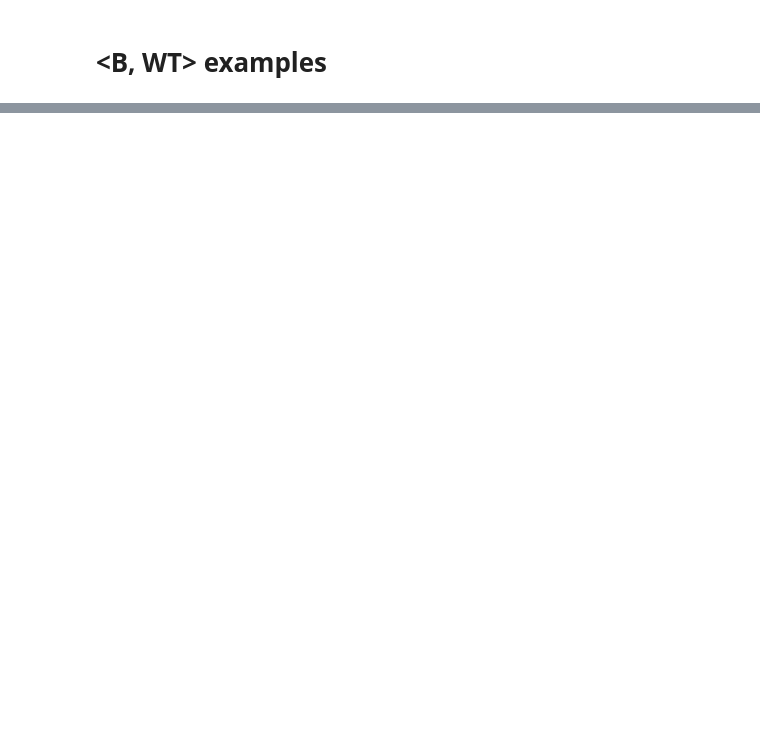
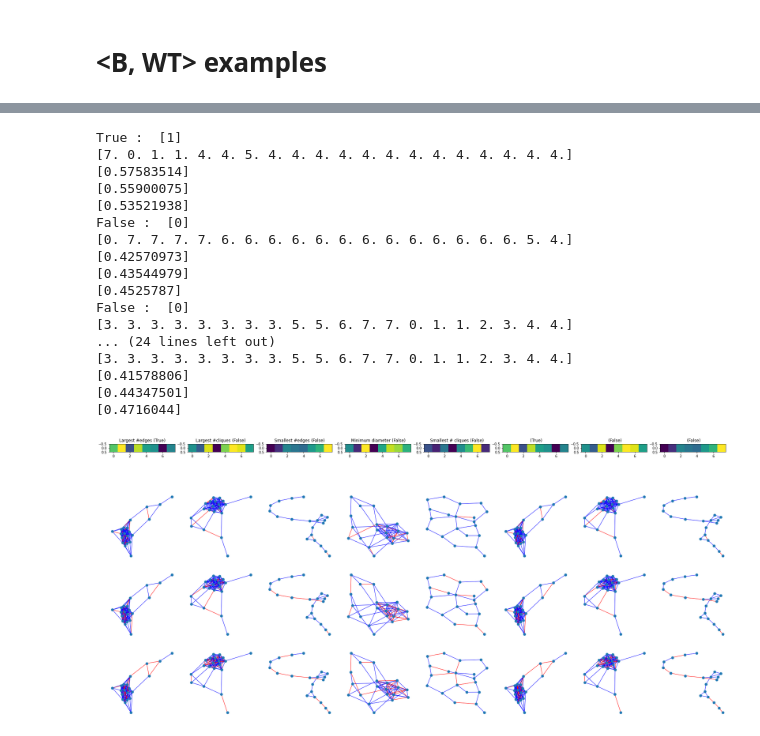
Before and after one commit to Zhaoxing-Wu/Interpretable-ML-Sync, a Jupyter notebook: scripts/colored_adj.ipynb, the cells around one changed output, grey strips where cells are left out. Drawn from its saved outputs; the diff is of its cells as text; code cells hidden in the pictures; blank space fills up the shorter version.

```diff
--- a/scripts/colored_adj.ipynb
+++ b/scripts/colored_adj.ipynb
@@ -176,4 +199,8 @@ class LogitRegression() :
         Z = 1 / ( 1 + np.exp( - ( X.dot( self.W ) + self.b ) ) )
         Y = np.where( Z > 0.5, 1, 0 )
         return Y
+
+    def predict_prob( self, X ) :
+        Z = 1 / ( 1 + np.exp( - ( X.dot( self.W ) + self.b ) ) )
+        return Z
 # %%
@@ -187,7 +228,9 @@ print(df_features.loc[y_train.index, :].num_clique.idxmin())
 # %%
-ind = [1176, 4746, 13,
-       y_train.index[10], y_train.index[1], y_train.index[2], y_train.index[3], y_train.index[4]]
-ind_title = ["Largest #edges", "Smallest #edges", "Largest #cliques", "", "", "", "", ""]
+ind = [4175, 585, 94, 584, 1792,
+       list(ind)[0], list(ind)[1], list(ind)[2]]
+ind_title = ["Largest #edges", "Largest #cliques", "Smallest #edges", "Minimum diameter",
+             "Smallest # cliques", "", "", ""]
+#ind = [4005, 94, 1792, y_train.index[0], y_train.index[1], y_train.index[2], y_train.index[3], y_train.index[4]]
 
 ncol = 8
 nrow = 4
@@ -204,30 +247,61 @@ for i in range(8):
     print(np.array(df_dynamics)[ind[i], -20:])
     #print()
 
     axs[i//ncol, i%ncol].title.set_text(ind_title[i]+" ("+str(np.array(y_train[ind[i]])) + ")")
     axs[i//ncol, i%ncol].imshow(np.array([model.W[coef_idx]]))
 
     df_adj = df_graph[:, ind[i]].reshape(20, 20)
     #df_adj = np.array(X)[ind[i],:400].reshape(-1, 20)
     G = nx.Graph()
     G = nx.from_pandas_adjacency(pd.DataFrame(df_adj))
 
     iter = [1, 20, 50]
     for j in range(3):
         col_adj = X_train[list(y_train.index).index(ind[i]),
                           (0+iter[j]*400):(400+iter[j]*400)].reshape(-1, num_nodes)
 
+
+
+        x_t = np.array([np.matmul(results_dict_new["loading"][0][(0+iter[j]*400):(400+iter[j]*400),:].T,
+                                  X_train[list(y_train.index).index(ind[i]), (0+iter[j]*400):(400+iter[j]*400)].T).T])
+        """
+        model = LogitRegression(learning_rate = 0.01, iterations = 1000)
+        model.fit(x_t, np.array(y_train[ind[i]]))
+        print(model.predict_prob(x_t))
+        """
+
+        print(model.predict_prob(x_t))
+
         G1 = nx.Graph()
         for a in range(num_nodes):
             for b in range(num_nodes):
                 u = list(G.nodes())[a]
                 v = list(G.nodes())[b]
                 if G.has_edge(u,v) and u!=v:
                     if abs(col_adj[u, v])==0: #< 0.03: #all synchronizing edges
                         G1.add_edge(u,v, color='r')
                     else:
                         G1.add_edge(u,v, color='b')
 
         edges = G1.edges()
         colors = [G1[u][v]['color'] for u,v in edges]
         nx.draw(G1, edge_color=colors, node_size= 50, ax=axs[i//ncol+1+j, i%ncol], pos = nx.spring_layout(G1, seed=123))
+# %% [output]
+True :  [1]
+[7. 0. 1. 1. 4. 4. 5. 4. 4. 4. 4. 4. 4. 4. 4. 4. 4. 4. 4. 4.]
+[0.57583514]
+[0.55900075]
+[0.53521938]
+False :  [0]
+[0. 7. 7. 7. 7. 6. 6. 6. 6. 6. 6. 6. 6. 6. 6. 6. 6. 6. 5. 4.]
+[0.42570973]
+[0.43544979]
+[0.4525787]
+False :  [0]
+[3. 3. 3. 3. 3. 3. 3. 3. 5. 5. 6. 7. 7. 0. 1. 1. 2. 3. 4. 4.]
+... (24 lines left out)
+[3. 3. 3. 3. 3. 3. 3. 3. 5. 5. 6. 7. 7. 0. 1. 1. 2. 3. 4. 4.]
+[0.41578806]
+[0.44347501]
+[0.4716044]
+[figure, added]
```
Also changed, not shown: parts of 6 cells of this notebook, 2 other files.
